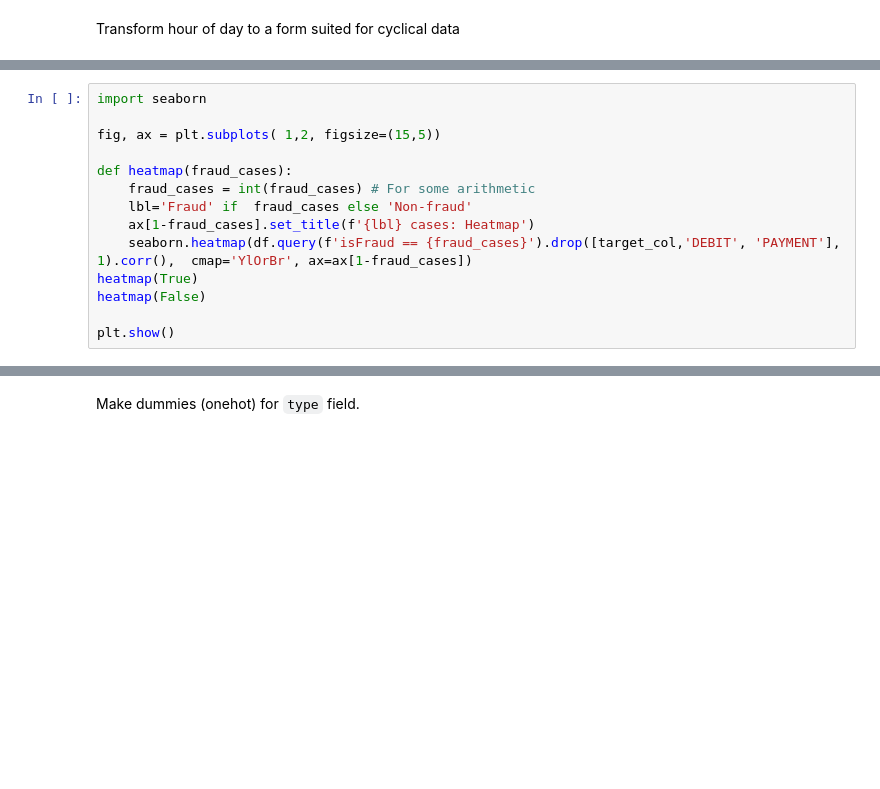
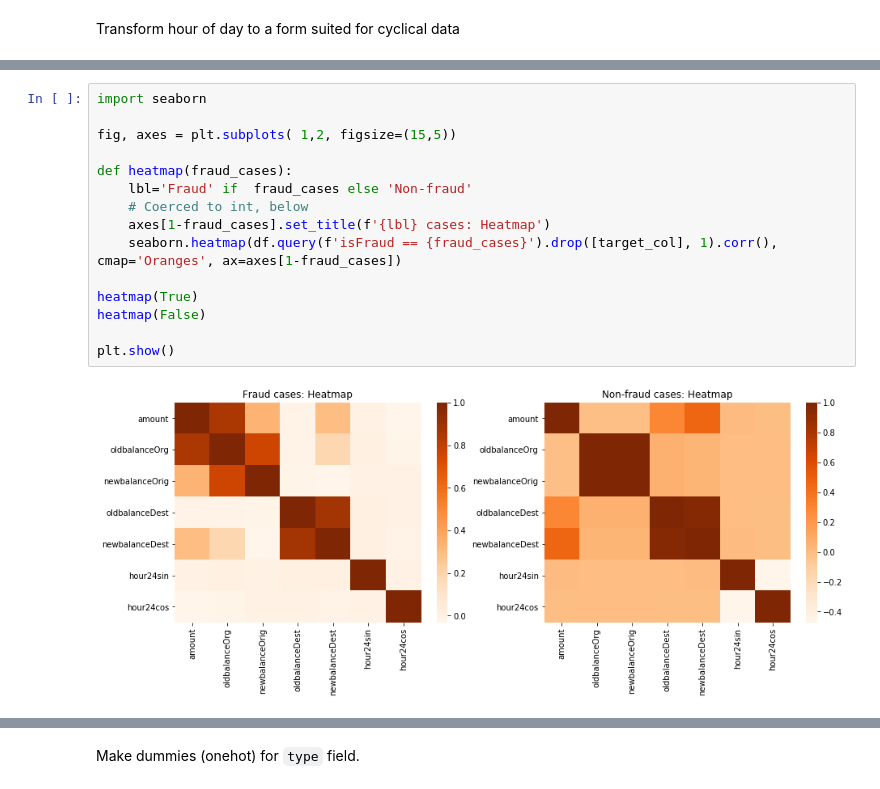
Before and after one commit to JoshuaFox/fraud-detect-blackbelt, a Jupyter notebook: frauddetect-plusminus-hypertune.ipynb, the cells around one changed output, grey strips where cells are left out. Saved outputs shown, nothing was run; the diff lists cells and outputs as text; blank space fills up the shorter version.

Commit message:
with more graphics

```diff
--- a/frauddetect-plusminus-hypertune.ipynb
+++ b/frauddetect-plusminus-hypertune.ipynb
@@ -180,14 +171,17 @@ See the caveats in the documentation: https://pandas.pydata.org/pandas-docs/stab
 # %%
 import seaborn
 
-fig, ax = plt.subplots( 1,2, figsize=(15,5))
+fig, axes = plt.subplots( 1,2, figsize=(15,5))
 
 def heatmap(fraud_cases):
-    fraud_cases = int(fraud_cases) # For some arithmetic
     lbl='Fraud' if  fraud_cases else 'Non-fraud'
-    ax[1-fraud_cases].set_title(f'{lbl} cases: Heatmap')
-    seaborn.heatmap(df.query(f'isFraud == {fraud_cases}').drop([target_col,'DEBIT', 'PAYMENT'], 1).corr(),  cmap='YlOrBr', ax=ax[1-fraud_cases])
+    # Coerced to int, below
+    axes[1-fraud_cases].set_title(f'{lbl} cases: Heatmap')
+    seaborn.heatmap(df.query(f'isFraud == {fraud_cases}').drop([target_col], 1).corr(),  cmap='Oranges', ax=axes[1-fraud_cases])
+
 heatmap(True)
 heatmap(False)
 
 plt.show()
+# %% [output]
+[figure, added]
```
Also changed, not shown: parts of 2 cells of this notebook.
